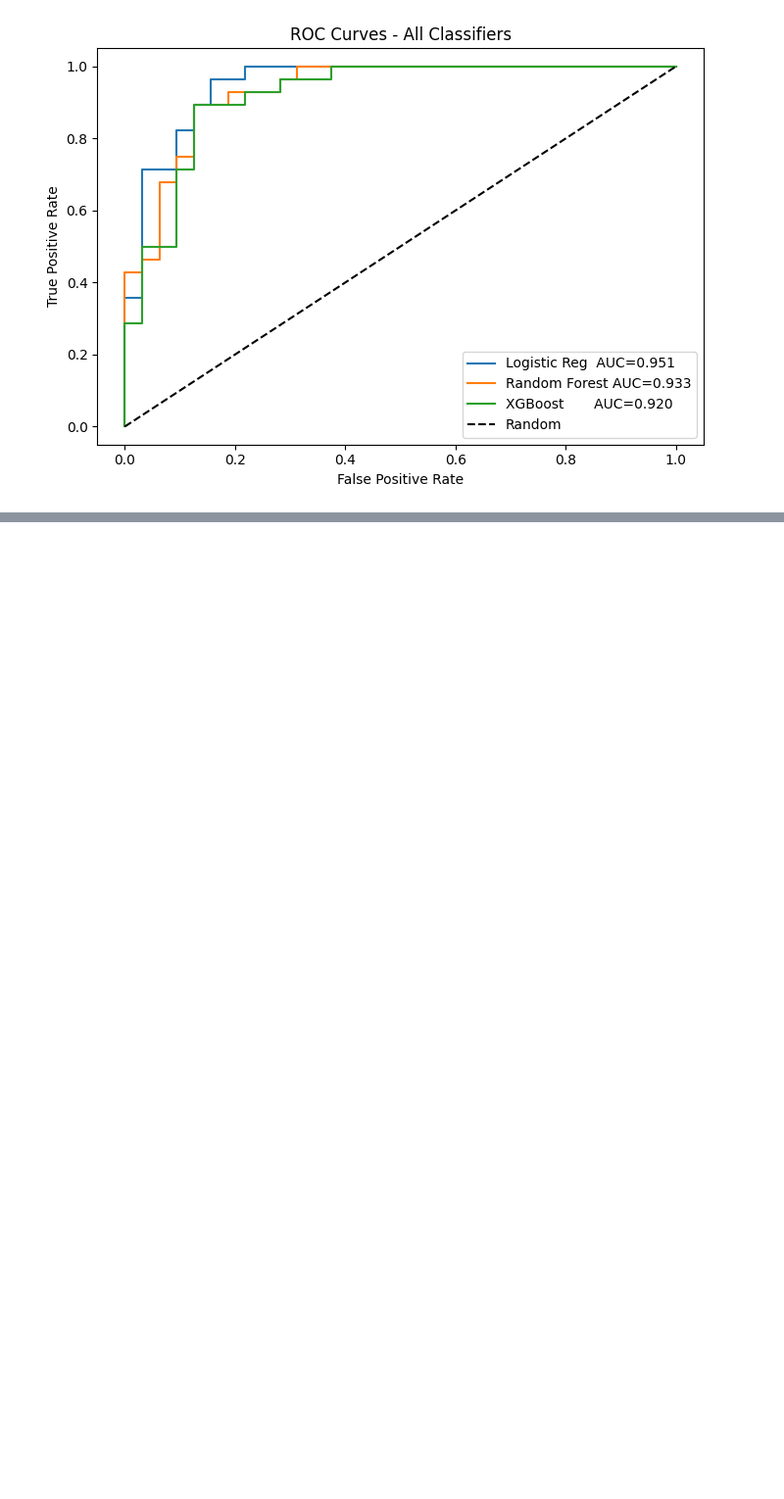
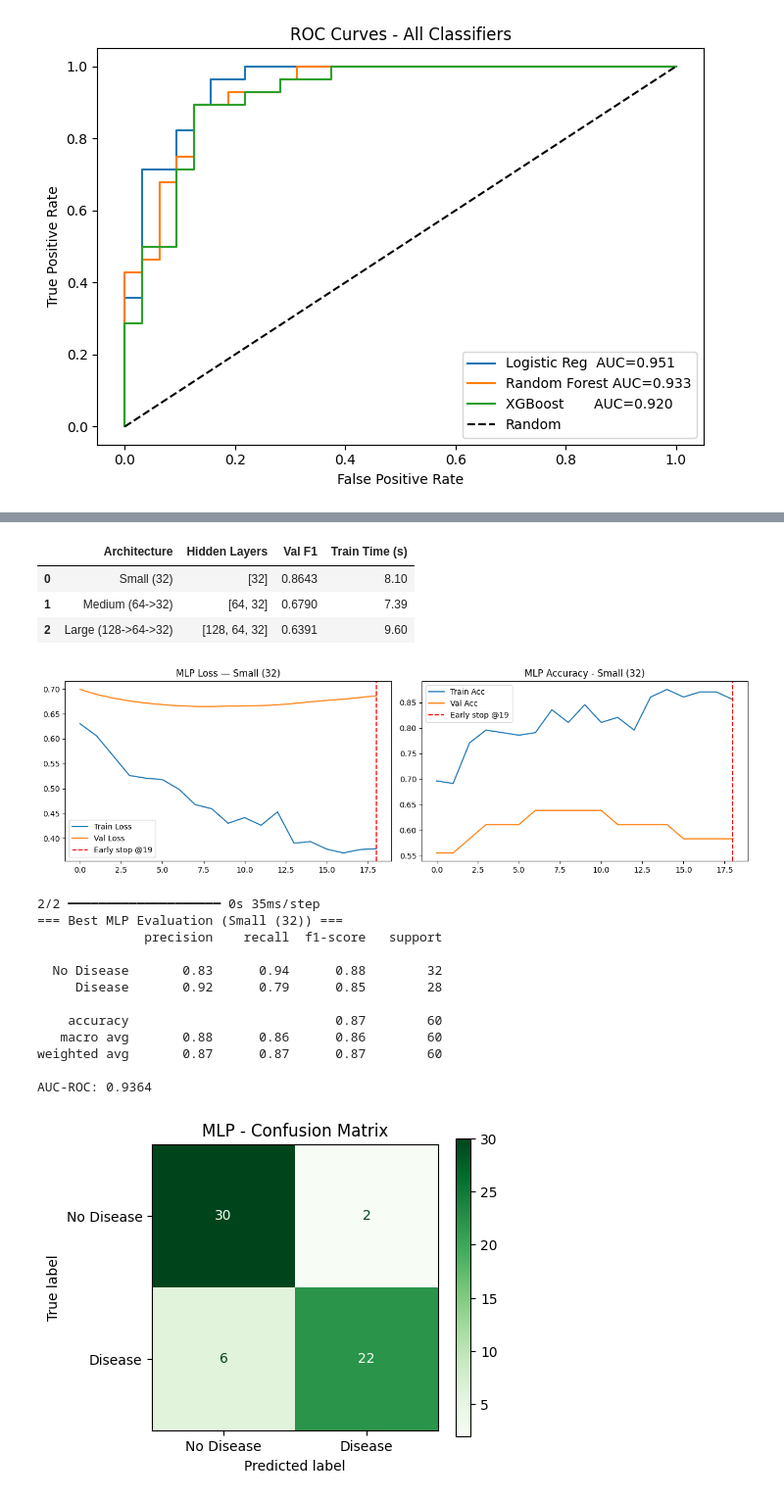
Before and after one commit to abeer-fatima47/i232643-DM-Assignment4, a Jupyter notebook: i232643_DM_asn4.ipynb, the cells around one changed output, grey strips where cells are left out. Shown at 98% size. Saved outputs shown, nothing was run; the diff lists cells and outputs as text; code cells hidden in the pictures; blank space fills up the shorter version.

Commit message:
Part C: Artificial Neural Networks on Tabular Data

```diff
--- a/i232643_DM_asn4.ipynb
+++ b/i232643_DM_asn4.ipynb
@@ -721,0 +871,64 @@ XGBoost or Random Forest are both strong candidates for the screening pipeline.
+# %%
+# Summary table
+arch_table = pd.DataFrame([
+    {'Architecture': k,
+     'Hidden Layers': str(list(architectures[k])),
+     'Val F1': round(v['val_f1'], 4),
+     'Train Time (s)': round(v['time'], 2)}
+    for k, v in mlp_results.items()
+])
+display(arch_table)
+# %% [output]
+|  | Architecture | Hidden Layers | Val F1 | Train Time (s) |
+| 0 | Small (32) | [32] | 0.8643 | 8.10 |
+| 1 | Medium (64->32) | [64, 32] | 0.6790 | 7.39 |
+| 2 | Large (128->64->32) | [128, 64, 32] | 0.6391 | 9.60 |
+# %%
+# Final MLP training and evaluation
+best_mlp = mlp_results[best_arch_name]['model']
+best_hist = mlp_results[best_arch_name]['history']
+
+stop_epoch = len(best_hist.history['loss'])
+
+fig, axes = plt.subplots(1, 2, figsize=(13, 4))
+axes[0].plot(best_hist.history['loss'],     label='Train Loss')
+axes[0].plot(best_hist.history['val_loss'], label='Val Loss')
+axes[0].axvline(x=stop_epoch-1, color='red', linestyle='--', label=f'Early stop @{stop_epoch}')
+axes[0].set_title(f'MLP Loss — {best_arch_name}'); axes[0].legend()
+
+axes[1].plot(best_hist.history['accuracy'],     label='Train Acc')
+axes[1].plot(best_hist.history['val_accuracy'], label='Val Acc')
+axes[1].axvline(x=stop_epoch-1, color='red', linestyle='--', label=f'Early stop @{stop_epoch}')
+axes[1].set_title(f'MLP Accuracy - {best_arch_name}'); axes[1].legend()
+
+plt.tight_layout()
+plt.show()
+
+y_pred_mlp_prob = best_mlp.predict(X_test_np).flatten()
+y_pred_mlp = (y_pred_mlp_prob > 0.5).astype(int)
+
+print(f"=== Best MLP Evaluation ({best_arch_name}) ===")
+print(classification_report(y_test_np, y_pred_mlp, target_names=['No Disease','Disease']))
+print(f"AUC-ROC: {roc_auc_score(y_test_np, y_pred_mlp_prob):.4f}")
+
+fig, ax = plt.subplots(figsize=(5, 4))
+ConfusionMatrixDisplay.from_predictions(y_test_np, y_pred_mlp,
+    display_labels=['No Disease','Disease'], ax=ax, cmap='Greens')
+plt.title('MLP - Confusion Matrix')
+plt.tight_layout()
+plt.show()
+# %% [output]
+[figure, added]
+2/2 ━━━━━━━━━━━━━━━━━━━━ 0s 35ms/step
+=== Best MLP Evaluation (Small (32)) ===
+              precision    recall  f1-score   support
+
+  No Disease       0.83      0.94      0.88        32
+     Disease       0.92      0.79      0.85        28
+
+    accuracy                           0.87        60
+   macro avg       0.88      0.86      0.86        60
+weighted avg       0.87      0.87      0.87        60
+
+AUC-ROC: 0.9364
+[figure, added]
```
Also changed, not shown: parts of 14 cells of this notebook.
